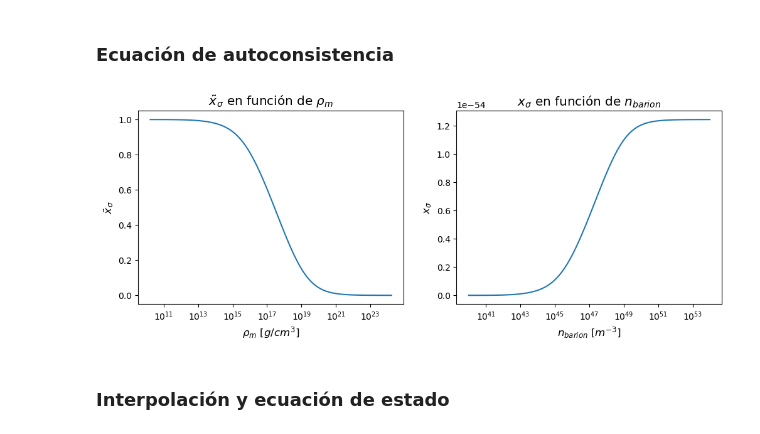
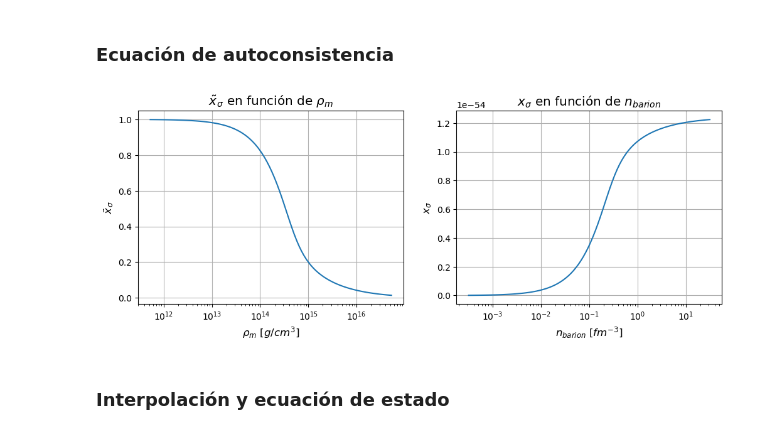
Before and after one commit to Vendetta0462/CalculosSimulaciones, a Jupyter notebook: NS_Structure/sigma-omega_autointeraccion.ipynb, the cells around one changed output. Cells and saved outputs as stored; diff of their text form; code cells hidden in the pictures.

Commit message:
feature de opcion de lectura o calculo, se toman 5e-4 b y c como base, pues tiene saturacion

```diff
--- a/NS_Structure/sigma-omega_autointeraccion.ipynb
+++ b/NS_Structure/sigma-omega_autointeraccion.ipynb
@@ -42,57 +42,43 @@ m_nuc_MKS = 1.6726219e-27 # kg
 hbar = hbar_MKS * (G_MKS/c_MKS**3) # m^2
 m_nuc = m_nuc_MKS * (G_MKS/c_MKS**2) # m
 lambda_ = m_nuc**4/hbar**3 # Constante de escala empleada
+rho_0_lambda = lambda_/2 # Escala de energía y presión empleada
 
 # Damos valores a las constantes (fijadas con n_sat y (B/A)_sat) (constantes tilde cuadradas)
 A_sigma = 330.263 # Walecka: 266.9, 357.4
 A_omega = 249.547 # Walecka: 195.7, 273.8
-b_ = 1
-c_ = 1
+b_ = 5e-4
+c_ = 5e-4
 params = [A_sigma, A_omega, b_, c_]
 
-# Definimos el rango de densidades para la interpolación de la EoS
-densidad_masa_max = 1e18*1e3 # g/cm^3 a kg/m^3
-densidad_masa_min = 1e10*1e3 # g/cm^3 a kg/m^3
-n_barions = np.logspace(np.log10(densidad_masa_min/m_nuc_MKS), np.log10(densidad_masa_max/m_nuc_MKS), 200)
+# Calculamos si no hay archivo de la EoS, si no, lo leemos
+operacion = 'leer' # 'calc' o 'leer'
 
-# Calculamos la EoS (Comentar si se tiene el archivo con los resultados)
-rho_P, presiones, energias, n_sirve, presion_cambio = AIEoS.EoS(n_barions, params)
-# df = pd.DataFrame({'n': n_sirve[presion_cambio:], 'P': presiones[presion_cambio:], 'E': energias[presion_cambio:]})
-# df.to_csv('EoS_tables/SigmaOmegaAuto_rho0_lambda_A_propios.csv', index=False, float_format='%.15e')
-
-# Leemos los resultados de la EoS (Comentar si no se tiene el archivo con los resultados)
-# df = pd.read_csv('EoS_tables/SigmaOmegaAuto_rho0_lambda_A_propios.csv')
-# n_sirve = df['n'].values
-# presiones = df['P'].values
-# energias = df['E'].values
-# rho_P = CubicSpline(presiones, energias)
+if operacion == 'calc':
+    # Definimos el rango de densidades para la interpolación de la EoS
+    densidad_masa_max = 1e18*1e3 # g/cm^3 a kg/m^3
+    densidad_masa_min = 1e10*1e3 # g/cm^3 a kg/m^3
+    n_barions = np.logspace(np.log10(densidad_masa_min/m_nuc_MKS), np.log10(densidad_masa_max/m_nuc_MKS), 200)
+    # Calculamos la EoS
+    rho_P, presiones, energias, n_sirve, presion_cambio = AIEoS.EoS(n_barions, params)
+    df = pd.DataFrame({'n': n_sirve[presion_cambio:], 'P': presiones[presion_cambio:], 'E': energias[presion_cambio:]})
+    df.to_csv('EoS_tables/SigmaOmegaAuto_rho0_lambda_A_propios.csv', index=False, float_format='%.15e')
+elif operacion == 'leer':
+    # Leemos los resultados de la EoS
+    df = pd.read_csv('EoS_tables/SigmaOmegaAuto_rho0_lambda_A_propios.csv')
+    n_sirve = df['n'].values
+    presiones = df['P'].values
+    energias = df['E'].values
+    rho_P = CubicSpline(presiones, energias)
 # %% [markdown]
 ## Resultados de la EoS
 # %% [markdown]
 ### Ecuación de autoconsistencia
-# %%
-# Testeamos la solucion_x_sigma
-n_prove = np.logspace(40, 54, 100)
-x_sigma_prove_tilde = np.zeros(len(n_prove))
-x_sigma_prove = np.zeros(len(n_prove))
-for i in range(len(n_prove)):
-    x_sigma_prove_tilde[i] = AIEoS.sol_x_sigma(n_prove[i], params)
-    x_sigma_prove[i] = (1-x_sigma_prove_tilde[i])*m_nuc
-
-# Mostramos los resultados para x_sigma y x_sigma en función de n_barion
-fig, ax = plt.subplots(1,2, figsize=(12,4))
-ax[0].plot(n_prove*m_nuc_MKS*1e-3, x_sigma_prove_tilde)
-ax[0].set_xscale('log')
-ax[0].set_xlabel(r'$\rho_m$ $[g/cm^3]$')
-ax[0].set_ylabel(r'$\tilde x_{\sigma}$')
-ax[0].set_title(r'$\tilde x_{\sigma}$ en función de $\rho_m$')
-ax[1].plot(n_prove, x_sigma_prove)
-ax[1].set_xscale('log')
-ax[1].set_xlabel(r'$n_{barion}$ $[m^{-3}]$')
-ax[1].set_ylabel(r'$x_{\sigma}$')
-ax[1].set_title(r'$x_{\sigma}$ en función de $n_{barion}$')
-plt.show()
-# %% [output]
-[figure, removed]
+# %%
+# Testeamos la solucion_x_sigma
+n_prove = np.logspace(-3.5, 1.5, 100)*1e45
+AIEoS.plot_autoconsistencia(n_prove, params)
+# %% [output]
+[figure, added]
 # %% [markdown]
 ### Interpolación y ecuación de estado
```
Also changed, not shown: parts of 6 cells of this notebook, 1 other file.
